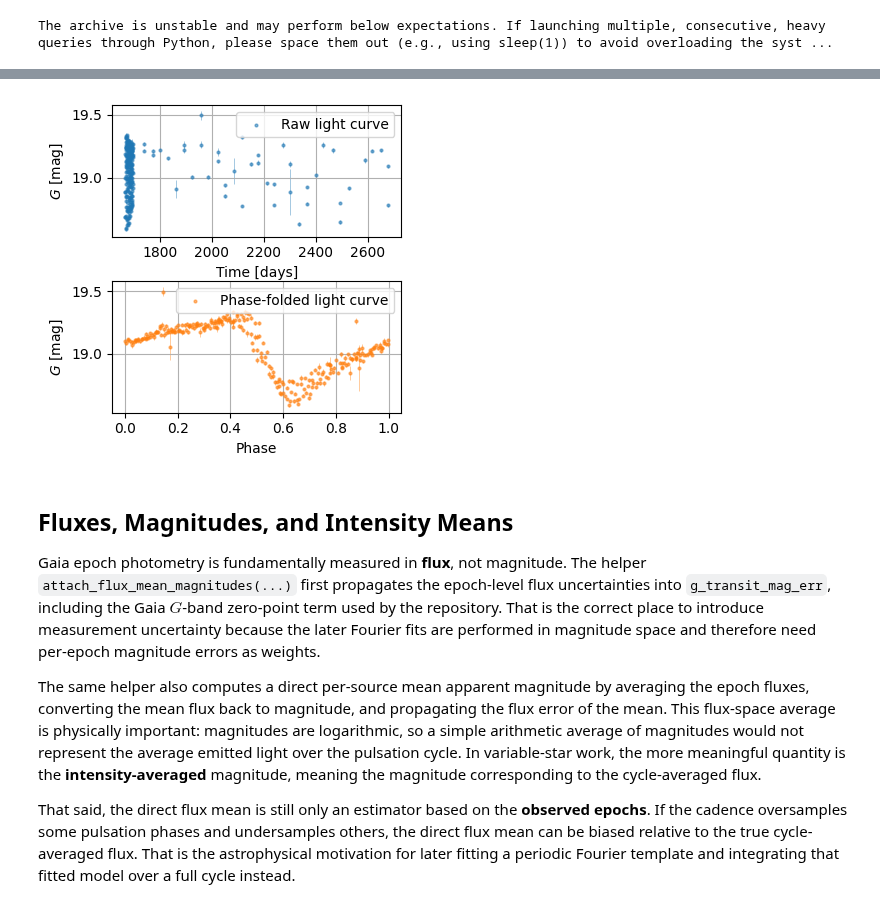
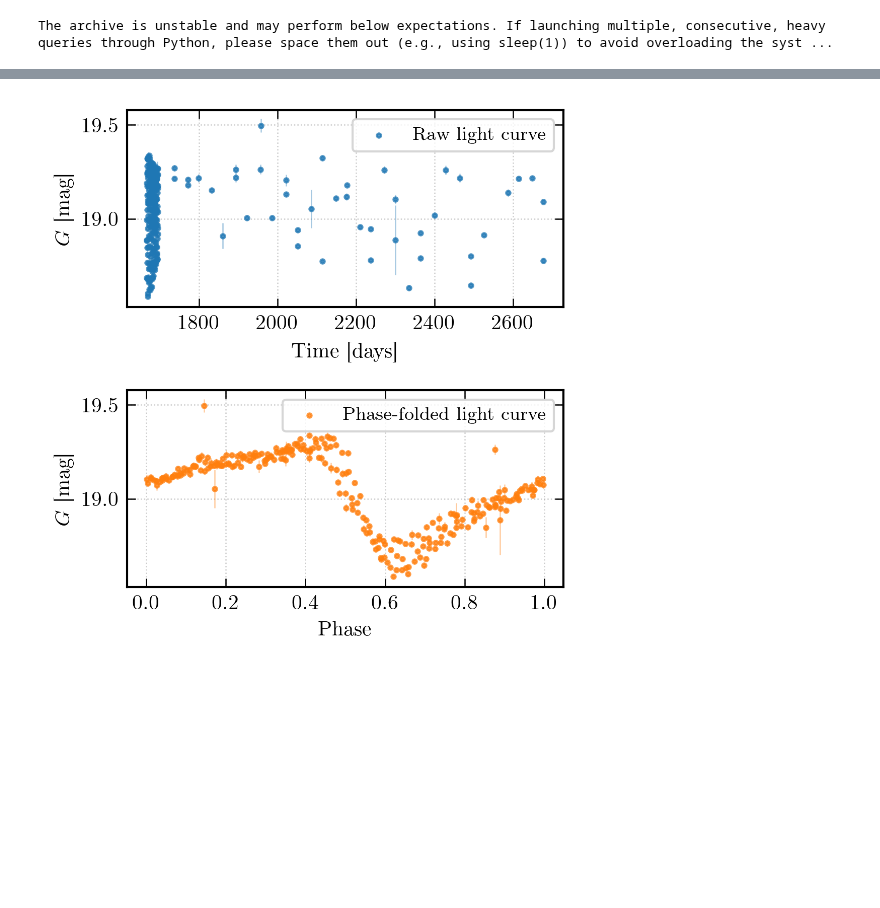
Before and after one commit to raw-asparagus/ay-128, a Jupyter notebook: labs/01/01-period-recovery.ipynb, the cells around one changed output, grey strips where cells are left out. Drawn from its saved outputs; the diff is of its cells as text; code cells hidden in the pictures; blank space fills up the shorter version.

```diff
--- a/labs/01/01-period-recovery.ipynb
+++ b/labs/01/01-period-recovery.ipynb
@@ -59,17 +54,8 @@ Table length=10
 | 375316653866487565 | 5476378315113644416 | 0.6578357735092856 | 2.0265276816644473e-06 | nan | nan | 1664.7324876364264 | 2.8659429e-06 | 1664.7367052841457 | ... |
 # %%
 TARGET_ID = 4659759557323962752
-lightcurves = attach_flux_mean_magnitudes(rrlyrae.lightcurves)
 
-axes = plot_raw_phase_folded_lightcurve(TARGET_ID, lightcurves, save=True)
+axes = plot_raw_phase_folded_lightcurve(rrlyrae, TARGET_ID)
 plt.show()
 # %% [output]
-[figure, old version]
+[figure, new version]
-# %% [markdown]
-## Fluxes, Magnitudes, and Intensity Means
-
-Gaia epoch photometry is fundamentally measured in **flux**, not magnitude. The helper `attach_flux_mean_magnitudes(...)` first propagates the epoch-level flux uncertainties into `g_transit_mag_err`, including the Gaia $G$-band zero-point term used by the repository. That is the correct place to introduce measurement uncertainty because the later Fourier fits are performed in magnitude space and therefore need per-epoch magnitude errors as weights.
-
-The same helper also computes a direct per-source mean apparent magnitude by averaging the epoch fluxes, converting the mean flux back to magnitude, and propagating the flux error of the mean. This flux-space average is physically important: magnitudes are logarithmic, so a simple arithmetic average of magnitudes would not represent the average emitted light over the pulsation cycle. In variable-star work, the more meaningful quantity is the **intensity-averaged** magnitude, meaning the magnitude corresponding to the cycle-averaged flux.
-
-That said, the direct flux mean is still only an estimator based on the **observed epochs**. If the cadence oversamples some pulsation phases and undersamples others, the direct flux mean can be biased relative to the true cycle-averaged flux. That is the astrophysical motivation for later fitting a periodic Fourier template and integrating that fitted model over a full cycle instead.
```
Also changed, not shown: parts of 26 cells of this notebook, 22 other files.
